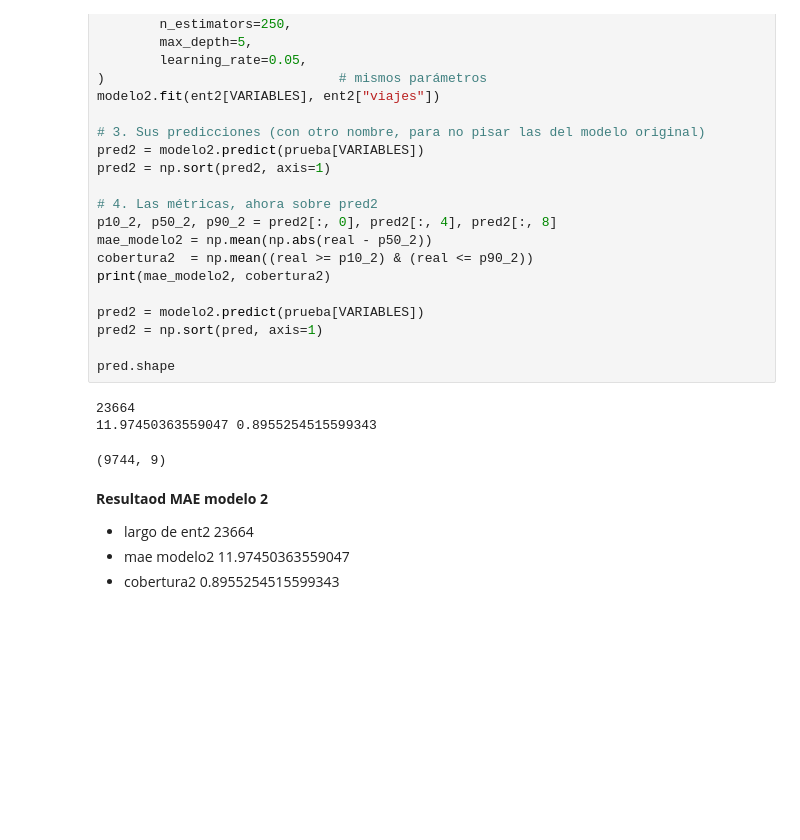
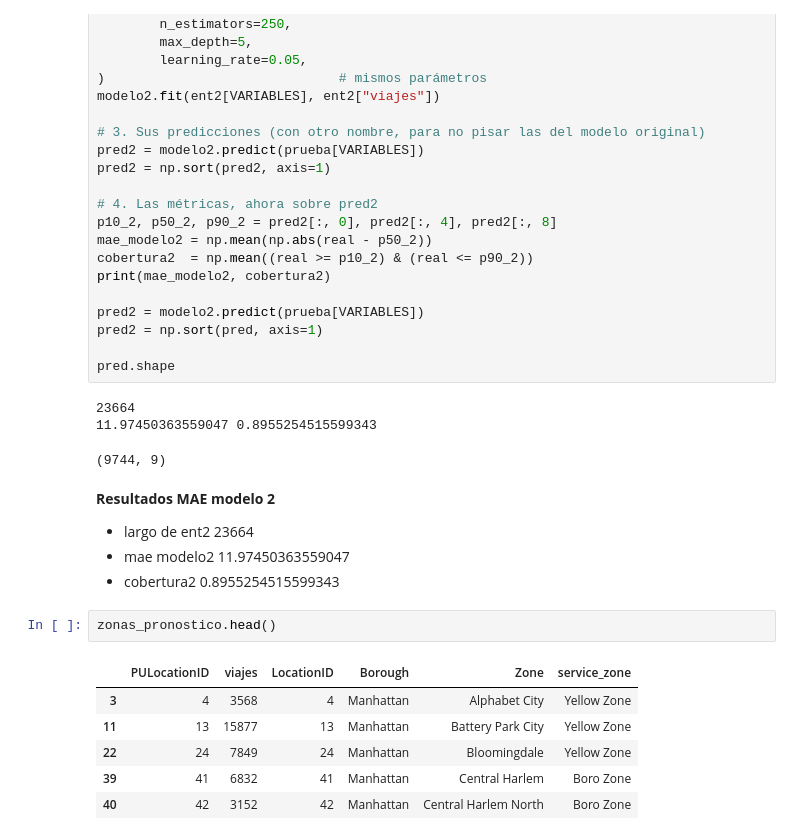
Before and after one commit to ianoelmolina-cmyk/taxis-nyc, a Jupyter notebook: preparacion.ipynb, the cells around one changed output. Drawn from its saved outputs; the diff is of its cells as text; blank space fills up the shorter version.

```diff
--- a/preparacion.ipynb
+++ b/preparacion.ipynb
@@ -310,7 +310,16 @@ pred.shape
 11.97450363559047 0.8955254515599343
 (9744, 9)
 # %% [markdown]
-**Resultaod MAE modelo 2**
+**Resultados MAE modelo 2**
 - largo de ent2 23664
 - mae modelo2 11.97450363559047
 - cobertura2  0.8955254515599343
+# %%
+zonas_pronostico.head()
+# %% [output]
+|  | PULocationID | viajes | LocationID | Borough | Zone | service_zone |
+| 3 | 4 | 3568 | 4 | Manhattan | Alphabet City | Yellow Zone |
+| 11 | 13 | 15877 | 13 | Manhattan | Battery Park City | Yellow Zone |
+| 22 | 24 | 7849 | 24 | Manhattan | Bloomingdale | Yellow Zone |
+| 39 | 41 | 6832 | 41 | Manhattan | Central Harlem | Boro Zone |
+| 40 | 42 | 3152 | 42 | Manhattan | Central Harlem North | Boro Zone |
```
Also changed, not shown: parts of 14 cells of this notebook, 2 other files.
